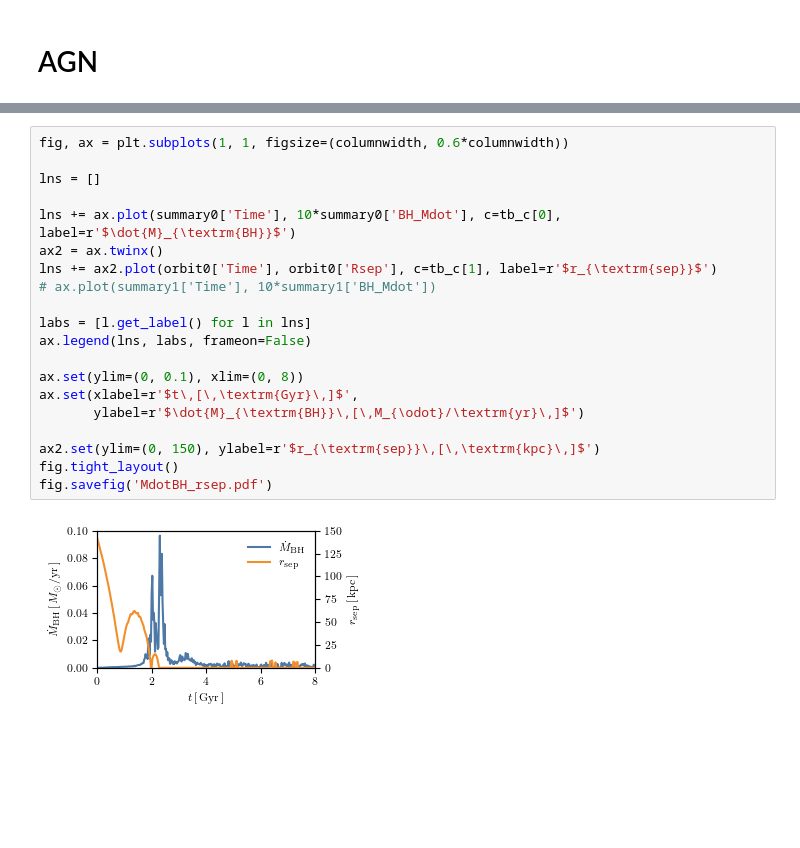
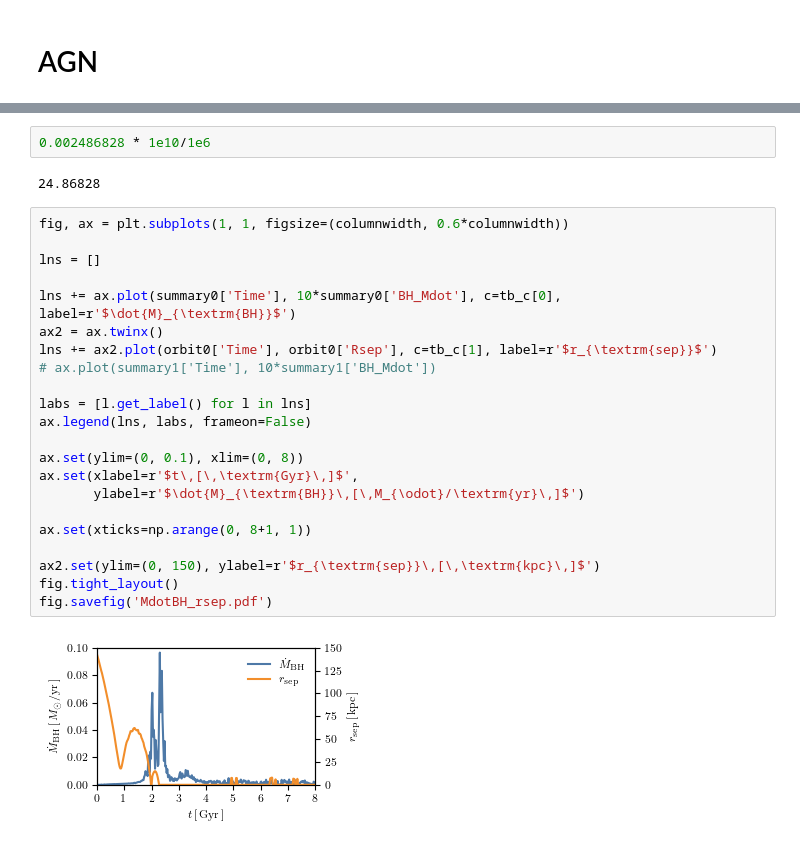
Before and after one commit to gusbeane/GSEgas, a Jupyter notebook: plots/gas_evol/gas_evol.ipynb, the cells around one changed output, grey strips where cells are left out. Cells and saved outputs as stored; diff of their text form; blank space fills up the shorter version.

Commit message:
Update xticks

```diff
--- a/plots/gas_evol/gas_evol.ipynb
+++ b/plots/gas_evol/gas_evol.ipynb
@@ -653,25 +655,31 @@ Masses
 ParticleIDs
 Potential
 Velocities
+# %%
+0.002486828 * 1e10/1e6
+# %% [output]
+24.86828
 # %%
 fig, ax = plt.subplots(1, 1, figsize=(columnwidth, 0.6*columnwidth))
 
 lns = []
 
 lns += ax.plot(summary0['Time'], 10*summary0['BH_Mdot'], c=tb_c[0], label=r'$\dot{M}_{\textrm{BH}}$')
 ax2 = ax.twinx()
 lns += ax2.plot(orbit0['Time'], orbit0['Rsep'], c=tb_c[1], label=r'$r_{\textrm{sep}}$')
 # ax.plot(summary1['Time'], 10*summary1['BH_Mdot'])
 
 labs = [l.get_label() for l in lns]
 ax.legend(lns, labs, frameon=False)
 
 ax.set(ylim=(0, 0.1), xlim=(0, 8))
 ax.set(xlabel=r'$t\,[\,\textrm{Gyr}\,]$',
        ylabel=r'$\dot{M}_{\textrm{BH}}\,[\,M_{\odot}/\textrm{yr}\,]$')
 
+ax.set(xticks=np.arange(0, 8+1, 1))
+
 ax2.set(ylim=(0, 150), ylabel=r'$r_{\textrm{sep}}\,[\,\textrm{kpc}\,]$')
 fig.tight_layout()
 fig.savefig('MdotBH_rsep.pdf')
 # %% [output]
-[figure, old version]
+[figure, new version]
```
Also changed, not shown: parts of 1 cell of this notebook, 1 other file.
